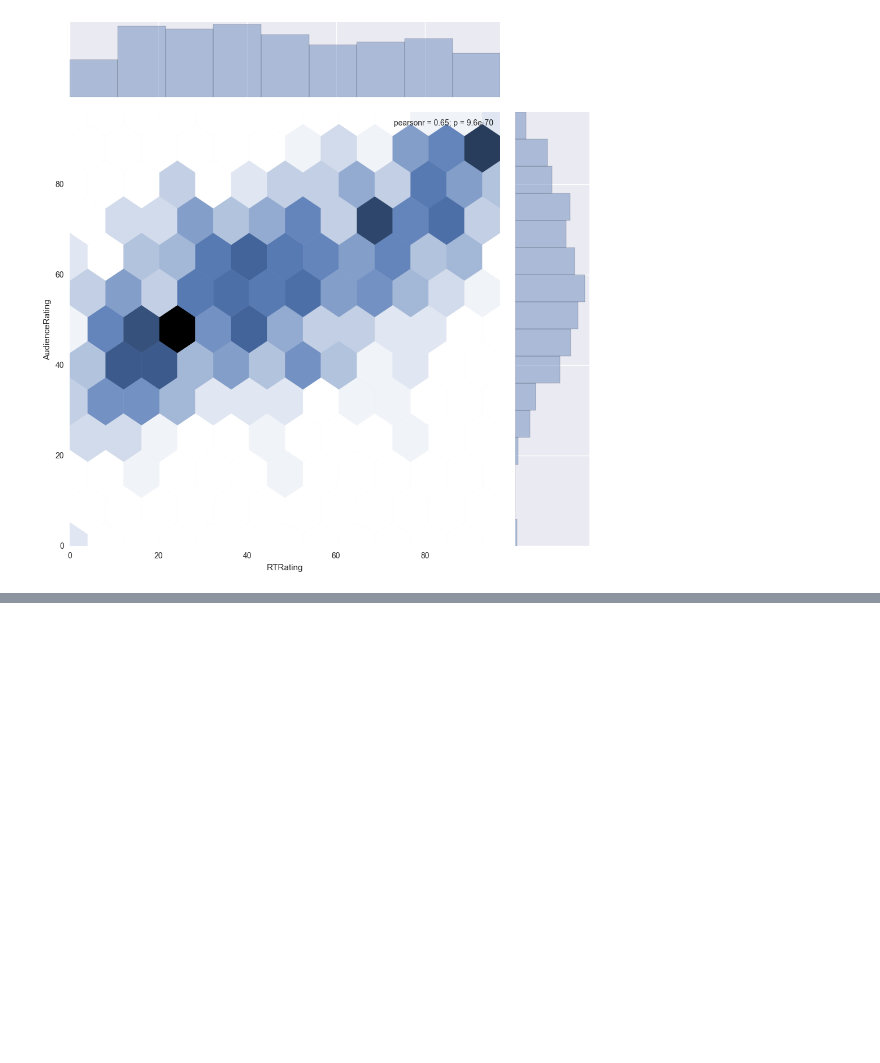
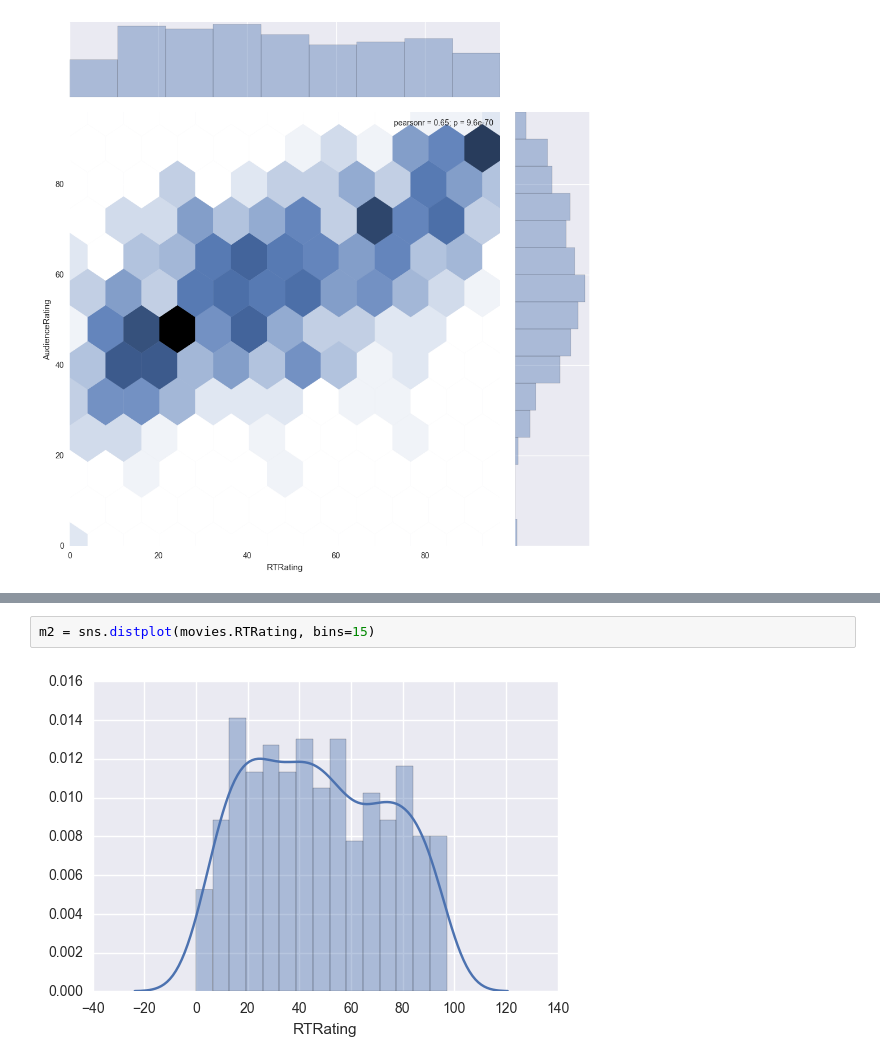
Before and after one commit to epireve/nb-projects, a Jupyter notebook: Movie Ratings Analytics.ipynb, the cells around one changed output, grey strips where cells are left out. Drawn from its saved outputs; the diff is of its cells as text; blank space fills up the shorter version.

```diff
--- a/Movie Ratings Analytics.ipynb
+++ b/Movie Ratings Analytics.ipynb
@@ -242,0 +253,4 @@ j = sns.jointplot(data=movies, x='RTRating', y='AudienceRating', size=10, kind='
+# %%
+m2 = sns.distplot(movies.RTRating, bins=15)
+# %% [output]
+[figure, added]
```
Also changed, not shown: parts of 16 cells of this notebook.
